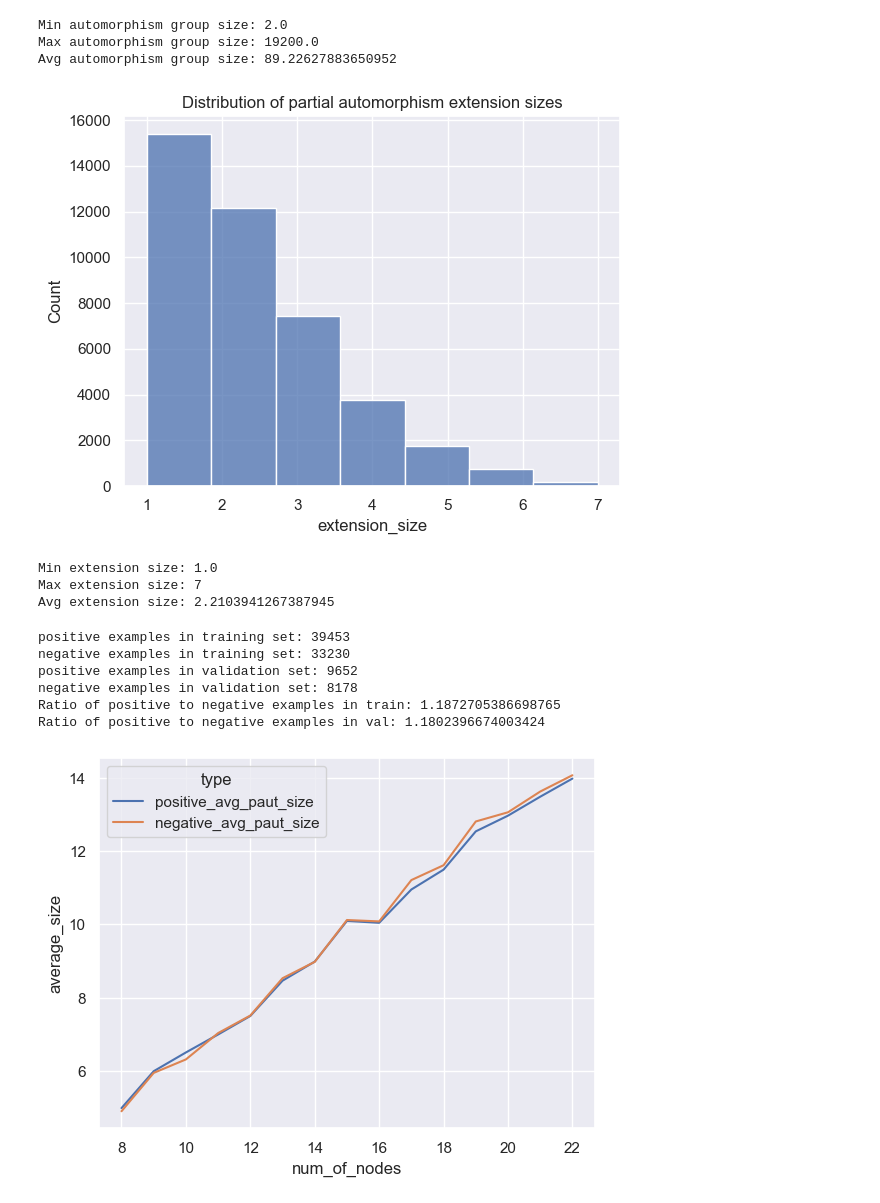
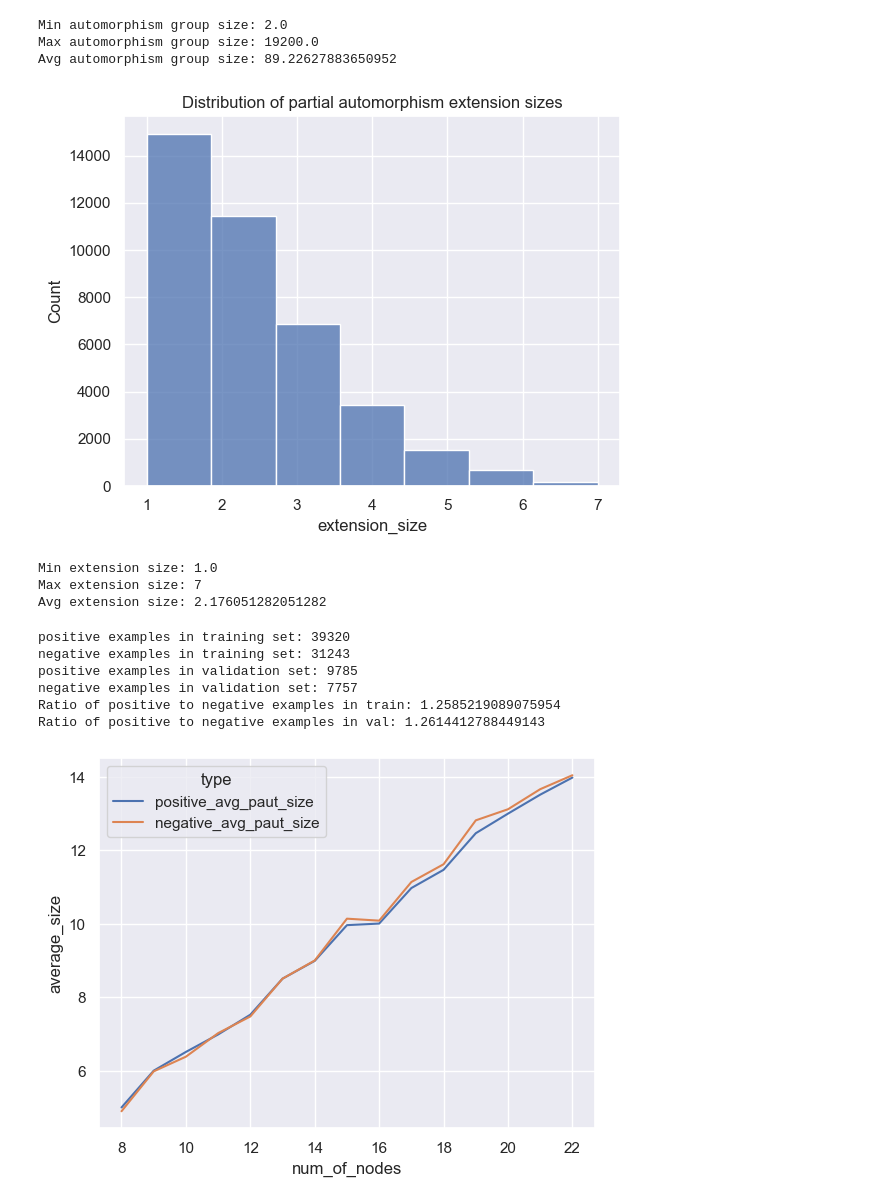
Before and after one commit to rivalxy/gnn-graph-theory, a Jupyter notebook: dataset/dataset_stats.ipynb, the cells around one changed output. Saved outputs shown, nothing was run; the diff lists cells and outputs as text; code cells hidden in the pictures.

```diff
--- a/dataset/dataset_stats.ipynb
+++ b/dataset/dataset_stats.ipynb
@@ -54,21 +57,21 @@ Min automorphism group size: 2.0
 Max automorphism group size: 19200.0
 Avg automorphism group size: 89.22627883650952
 # %%
-df = pd.read_csv("partial_automorphism_sizes.csv")
+df = pd.read_csv("paut_sizes.csv")
 sns.set_theme()
 sns.histplot(df["extension_size"].where(df["extension_size"] != 0), bins=7).set(title="Distribution of partial automorphism extension sizes")
 plt.show()
 min_extension_size = np.min(df["extension_size"].where(df["extension_size"] != 0))
 max_extension_size = np.max(df["extension_size"])
 avg_extension_size = np.mean(df["extension_size"].where(df["extension_size"] != 0))
 print(f"Min extension size: {min_extension_size}")
 print(f"Max extension size: {max_extension_size}")
 print(f"Avg extension size: {avg_extension_size}")
 # %% [output]
-[figure, old version]
+[figure, new version]
 Min extension size: 1.0
 Max extension size: 7
-Avg extension size: 2.2103941267387945
+Avg extension size: 2.176051282051282
 # %%
 train_positives = df[(df["extension_size"] == 0) & (df["dataset_type"] == "train")].shape[0]
 train_negatives = df[(df["extension_size"] > 0) & (df["dataset_type"] == "train")].shape[0]
@@ -81,12 +84,12 @@ print(f"negative examples in validation set: {val_negatives}")
 print(f"Ratio of positive to negative examples in train: {(train_positives) / (train_negatives)}")
 print(f"Ratio of positive to negative examples in val: {(val_positives) / (val_negatives)}")
 # %% [output]
-positive examples in training set: 39453
-negative examples in training set: 33230
-positive examples in validation set: 9652
-negative examples in validation set: 8178
-Ratio of positive to negative examples in train: 1.1872705386698765
-Ratio of positive to negative examples in val: 1.1802396674003424
+positive examples in training set: 39320
+negative examples in training set: 31243
+positive examples in validation set: 9785
+negative examples in validation set: 7757
+Ratio of positive to negative examples in train: 1.2585219089075954
+Ratio of positive to negative examples in val: 1.2614412788449143
 # %%
 df["total_paut_size"] = df["original_paut_size"] + df["extension_size"]
 
@@ -115,4 +118,4 @@ plot_df = plot_df.melt(
 sns.lineplot(data=plot_df, x="num_of_nodes", y="average_size", hue="type")
 plt.show()
 # %% [output]
-[figure, old version]
+[figure, new version]
```
Also changed, not shown: parts of 1 cell of this notebook, 11 other files.
